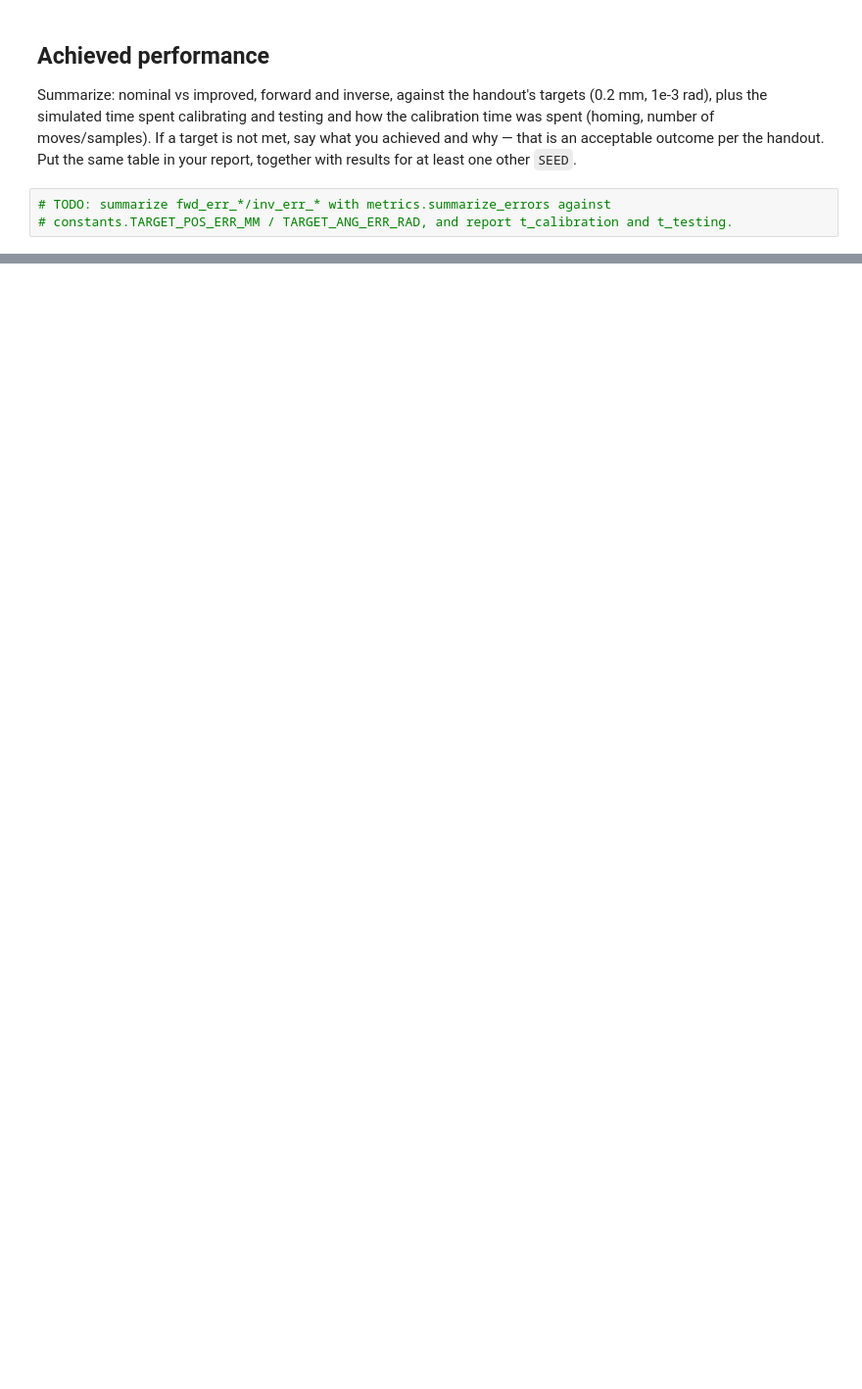
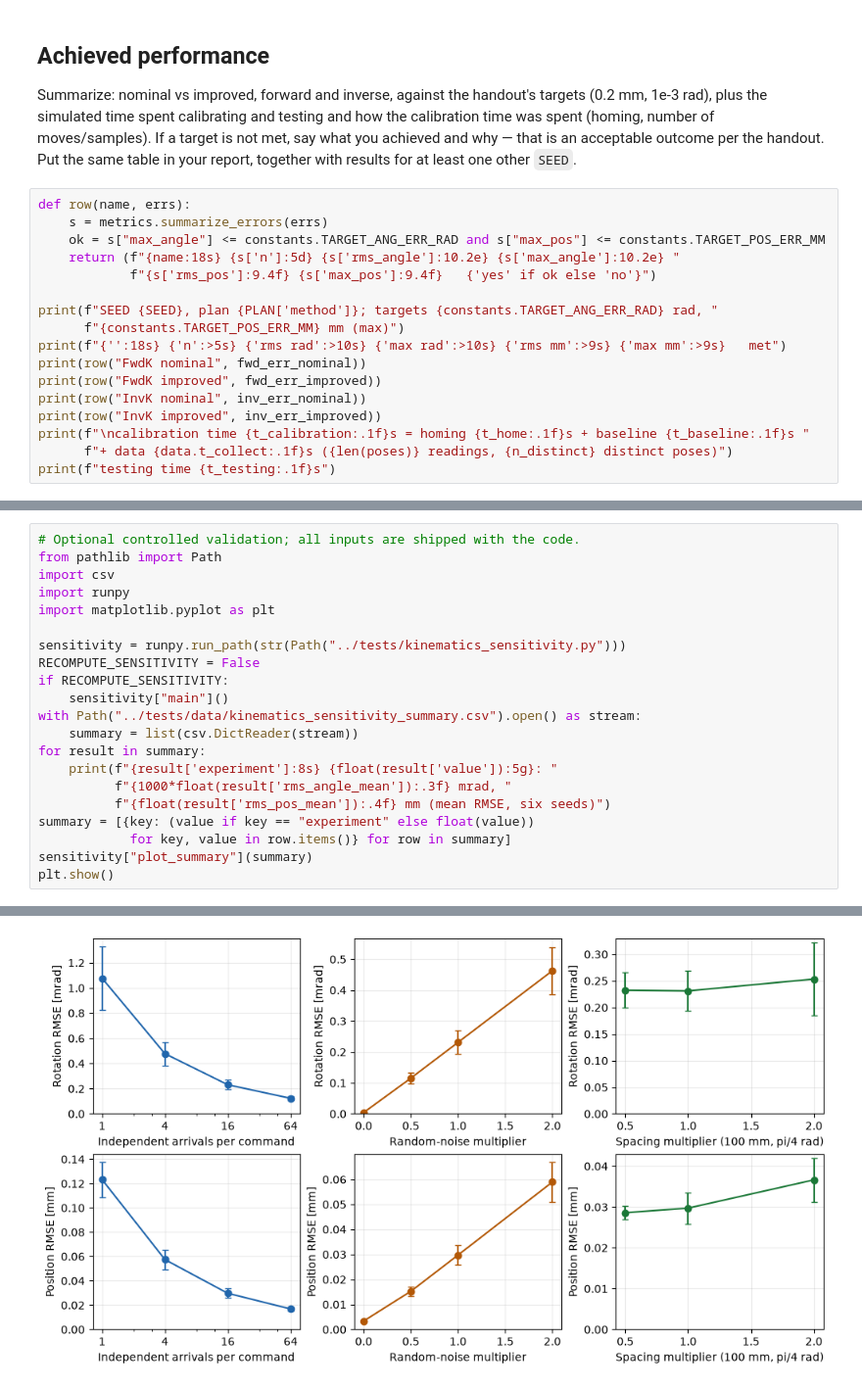
Before and after one commit to Edward-Lin-maker/CIS_I_Course, a Jupyter notebook: assignments/assignment2/notebooks/assignment2_template.ipynb, the cells around one changed output, grey strips where cells are left out. Shown at 98% size. Cells and saved outputs as stored; diff of their text form; blank space fills up the shorter version.

Commit message:
Submit Assignment 2 calibration code and validation

```diff
--- a/assignments/assignment2/notebooks/assignment2_template.ipynb
+++ b/assignments/assignment2/notebooks/assignment2_template.ipynb
@@ -367,5 +471,19 @@ moves/samples). If a target is not met, say what you achieved and why —
 that is an acceptable outcome per the handout. Put the same table in your
 report, together with results for at least one other `SEED`.
 # %%
-# TODO: summarize fwd_err_*/inv_err_* with metrics.summarize_errors against
-# constants.TARGET_POS_ERR_MM / TARGET_ANG_ERR_RAD, and report t_calibration and t_testing.
+def row(name, errs):
+    s = metrics.summarize_errors(errs)
+    ok = s["max_angle"] <= constants.TARGET_ANG_ERR_RAD and s["max_pos"] <= constants.TARGET_POS_ERR_MM
+    return (f"{name:18s} {s['n']:5d} {s['rms_angle']:10.2e} {s['max_angle']:10.2e} "
+            f"{s['rms_pos']:9.4f} {s['max_pos']:9.4f}   {'yes' if ok else 'no'}")
+
+print(f"SEED {SEED}, plan {PLAN['method']}; targets {constants.TARGET_ANG_ERR_RAD} rad, "
+      f"{constants.TARGET_POS_ERR_MM} mm (max)")
+print(f"{'':18s} {'n':>5s} {'rms rad':>10s} {'max rad':>10s} {'rms mm':>9s} {'max mm':>9s}   met")
+print(row("FwdK nominal", fwd_err_nominal))
+print(row("FwdK improved", fwd_err_improved))
+print(row("InvK nominal", inv_err_nominal))
+print(row("InvK improved", inv_err_improved))
+print(f"\ncalibration time {t_calibration:.1f}s = homing {t_home:.1f}s + baseline {t_baseline:.1f}s "
+      f"+ data {data.t_collect:.1f}s ({len(poses)} readings, {n_distinct} distinct poses)")
+print(f"testing time {t_testing:.1f}s")
@@ -371,0 +667,22 @@ report, together with results for at least one other `SEED`.
+# %%
+# Optional controlled validation; all inputs are shipped with the code.
+from pathlib import Path
+import csv
+import runpy
+import matplotlib.pyplot as plt
+
+sensitivity = runpy.run_path(str(Path("../tests/kinematics_sensitivity.py")))
+RECOMPUTE_SENSITIVITY = False
+if RECOMPUTE_SENSITIVITY:
+    sensitivity["main"]()
+with Path("../tests/data/kinematics_sensitivity_summary.csv").open() as stream:
+    summary = list(csv.DictReader(stream))
+for result in summary:
+    print(f"{result['experiment']:8s} {float(result['value']):5g}: "
+          f"{1000*float(result['rms_angle_mean']):.3f} mrad, "
+          f"{float(result['rms_pos_mean']):.4f} mm (mean RMSE, six seeds)")
+summary = [{key: (value if key == "experiment" else float(value))
+            for key, value in row.items()} for row in summary]
+sensitivity["plot_summary"](summary)
+plt.show()
+# %% [output]
@@ -371,0 +701 @@ report, together with results for at least one other `SEED`.
+[figure, added]
```
Also changed, not shown: parts of 19 cells of this notebook, 11 other files.
